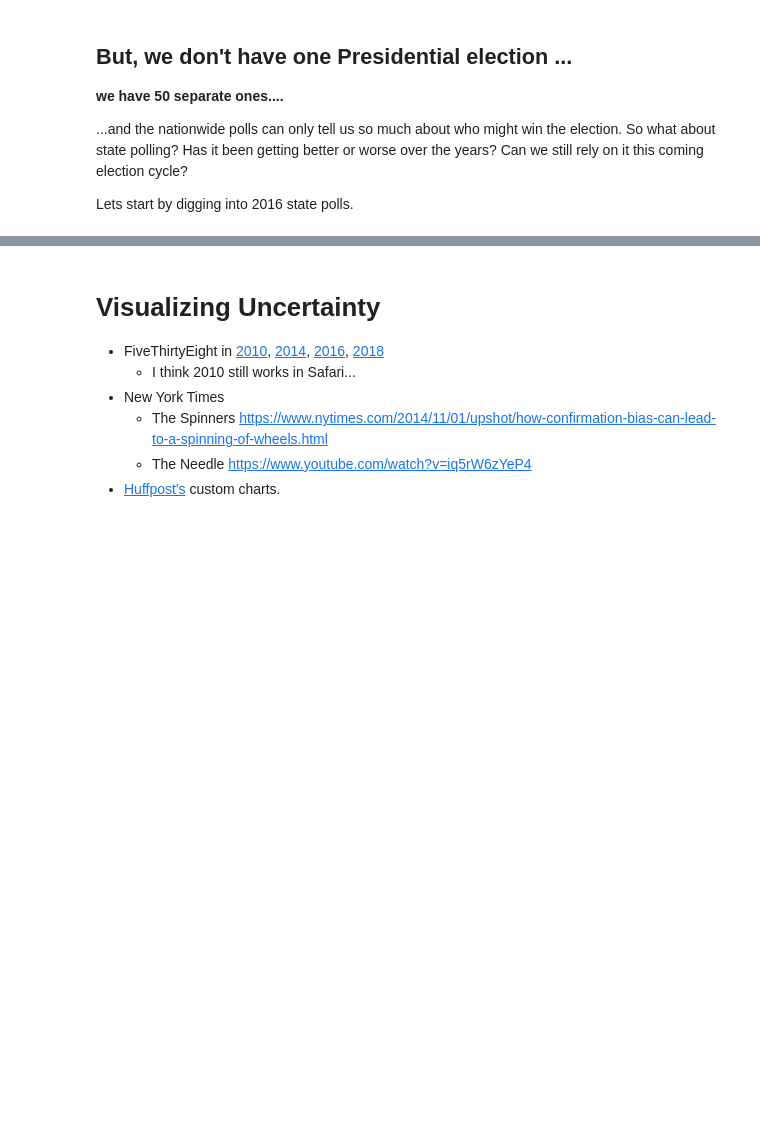
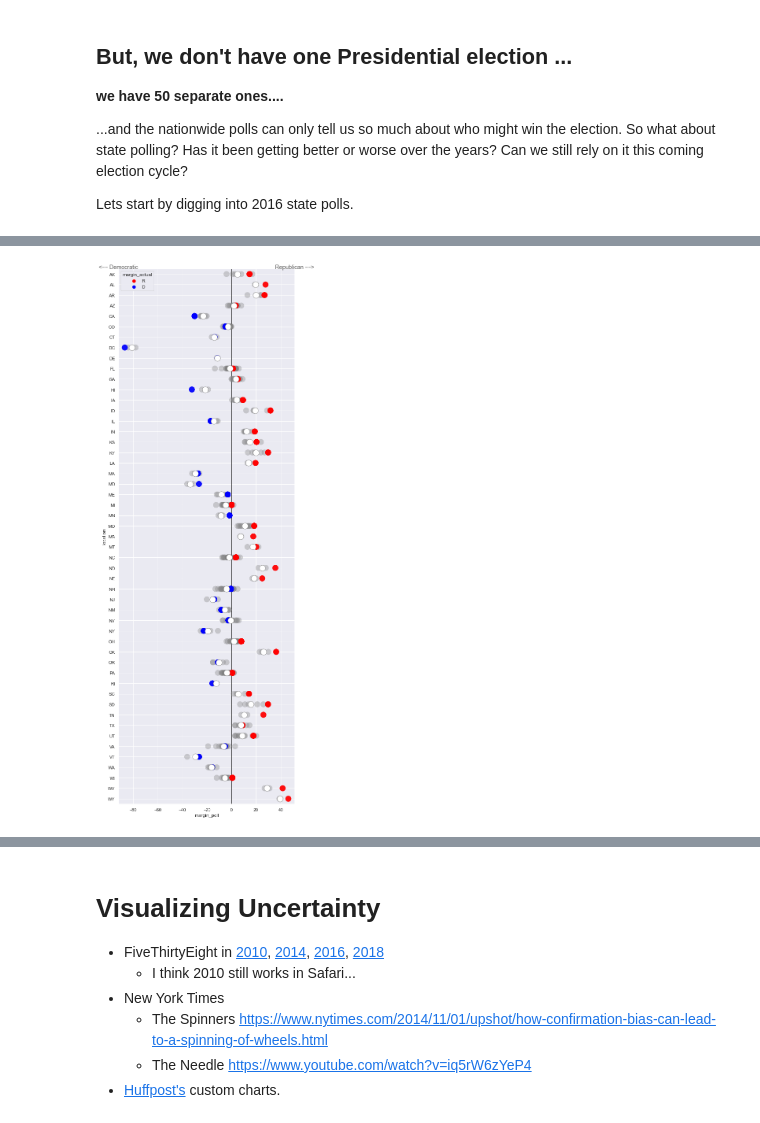
Before and after one commit to dmil/wrangler-polls, a Jupyter notebook: polling-analysis.ipynb, the cells around one changed output, grey strips where cells are left out. Cells and saved outputs as stored; diff of their text form; code cells hidden in the pictures; blank space fills up the shorter version.

```diff
--- a/polling-analysis.ipynb
+++ b/polling-analysis.ipynb
@@ -165,23 +172,0 @@ https://fivethirtyeight.com/features/how-fivethirtyeight-calculates-pollster-rat
-# %%
-polls = pd.read_csv('raw-polls.csv')
-pollster_ratings = pd.read_csv('pollster-ratings.csv').set_index('Pollster Rating ID')
-# %%
-# Append grade
-polls['grade'] = polls.pollster_rating_id.apply(lambda x: pollster_ratings.loc[x]['538 Grade'] if x in pollster_ratings.index else None)
-
-# Append MRB and chnage it to an integer value
-polls['mrb'] = polls.pollster_rating_id.apply(lambda x: pollster_ratings.loc[x]['Mean-Reverted Bias'] if x in pollster_ratings.index else None)
-polls['mrb'] = pd.to_numeric(polls['mrb'].str.replace('D +', '', regex=False).str.replace('R +', '-', regex=False))
-
-# Adjust poll, bias, and error by MRB
-polls['margin_poll_adjusted'] = polls['margin_poll'] - polls['mrb']
-polls['bias_adjusted'] = polls.margin_poll_adjusted - polls.margin_actual
-polls['error_adjusted'] = np.abs(polls.margin_poll_adjusted - polls.margin_actual)
-
-# Select all state and national polls
-pres_polls_national = polls[(polls.type_detail=='Pres-G') & (polls.location == 'US')]
-pres_polls_by_state = polls[(polls.type_detail=='Pres-G') & (polls.location != 'US')]
-
-# Select 2016 state and national polls
-pres_polls_national_2016 = pres_polls_national[pres_polls_national.year == 2016]
-pres_polls_by_state_2016 = pres_polls_by_state[pres_polls_by_state.year == 2016]
@@ -261,0 +173,4 @@ Still, in the aggregate, you're better off looking at an adjusted average of the
+# %%
+# A quick look at the polls dataframe
+presidential_state_level_polls = polls.query("type_detail=='Pres-G' and location!='US'")
+presidential_state_level_polls.head(2)
@@ -261,0 +181,7 @@ Still, in the aggregate, you're better off looking at an adjusted average of the
+# %%
+dotplot(presidential_state_level_polls.query("year==2016"),
+           x='margin_poll', y='location', result='margin_actual',
+           title = '',
+           figsize=(8,25))
+# %% [output]
+[figure, added]
```
Also changed, not shown: parts of 55 cells of this notebook.
